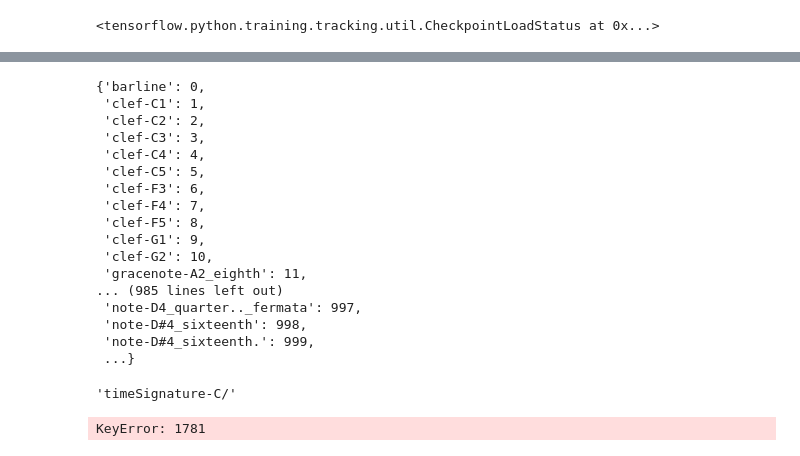
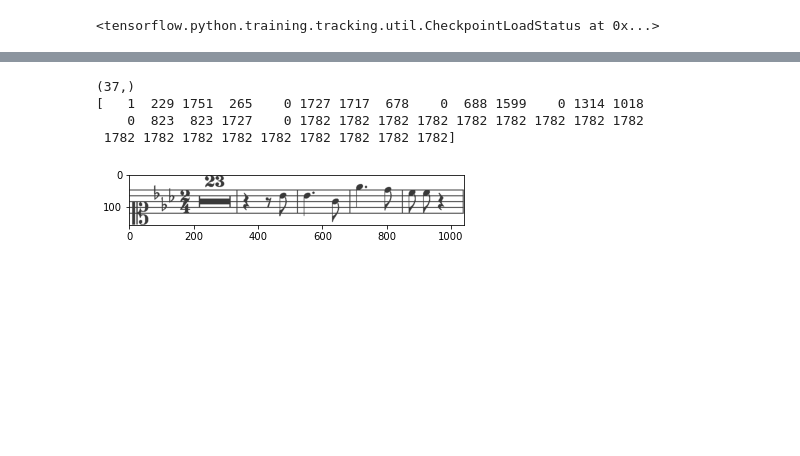
Before and after one commit to nishantpillai5/dl_omr, a Jupyter notebook: notebooks/ctc_model_fit_New_perspective.ipynb, the cells around one changed output, grey strips where cells are left out. Drawn from its saved outputs; the diff is of its cells as text; code cells hidden in the pictures; blank space fills up the shorter version.

```diff
--- a/notebooks/ctc_model_fit_New_perspective.ipynb
+++ b/notebooks/ctc_model_fit_New_perspective.ipynb
@@ -342,6 +351,16 @@ def tfdata_generator_val(batch_size= 16):
   val_dataset = val_dataset.prefetch(tf.data.experimental.AUTOTUNE)
 
   return val_dataset
+
+def tfdata_generator_test(batch_size= 16):
+  '''Construct a data generator using `tf.Dataset`. '''
+  test_dataset = tf.data.Dataset.from_tensor_slices((lst_test['images'], lst_test['text']))
+  test_dataset = test_dataset.map(process_single_sample)
+  test_dataset = test_dataset.batch(batch_size)
+  # train_dataset = train_dataset.repeat()
+  test_dataset = test_dataset.prefetch(tf.data.experimental.AUTOTUNE)
+
+  return test_dataset
 # %% [output]
 2003
 (None, 8, 125, 64)
@@ -392,6 +412,7 @@ epochs = 1
 # model.save_weights("../models/model_1epoch.ckpt")
 # %%
-model.load_weights("../models/model_1epoch.ckpt")
+# Load model
+# model.load_weights("../models/model_1epoch.ckpt")
 # %% [output]
 <tensorflow.python.training.tracking.util.CheckpointLoadStatus at 0x...>
 # %%
@@ -425,6 +427,13 @@ test_dataset
+# %%
+def ctc_decoder(preds):
+    pred_indcies = np.argmax(preds, axis=2)
+    decoded_pred = data_obj.decode_seqs(pred_indcies)
+    return decoded_pred
+
+def ground_truth_decoder(truth):
+    retu
 # %%
 preds = model.predict(test_dataset)
-# FIXME: Hardcoded validation split
-# pred_texts = ctc_decoder(preds)
-preds
+pred_strings = ctc_decoder(preds)
+pred_strings
 # %% [output]
@@ -482,29 +457,23 @@ max(data_obj.word2int.values())
-# %%
-data_obj.word2int
-# %% [output]
-{'barline': 0,
- 'clef-C1': 1,
- 'clef-C2': 2,
- 'clef-C3': 3,
- 'clef-C4': 4,
- 'clef-C5': 5,
- 'clef-F3': 6,
- 'clef-F4': 7,
- 'clef-F5': 8,
- 'clef-G1': 9,
- 'clef-G2': 10,
- 'gracenote-A2_eighth': 11,
-... (985 lines left out)
- 'note-D4_quarter.._fermata': 997,
- 'note-D#4_sixteenth': 998,
- 'note-D#4_sixteenth.': 999,
- ...}
-# %%
-data_obj.int2word[1780]
-# %% [output]
-'timeSignature-C/'
-# %%
-decoded_pred = data_obj.decode_seqs(pred_indcies)
-decoded_pred
-# %% [output]
-KeyError: 1781
+# %%
+import matplotlib.pyplot as plt
+def plot_predict(lst_test,pred_strings, index):
+    images = lst_test["images"][index]
+    ground_truth = lst_test["text"]
+    # ground_truth = ctc_decoder(ground_truth)
+    print(ground_truth[0].shape)
+    print(ground_truth[0])
+    # [index]
+    predictions = pred_strings[index]
+    plot = cv2.imread(images)
+    plt.imshow(plot)
+    plt.show()
+
+    # return plot
+
+plot_predict(lst_test,pred_strings, 0)
+# %% [output]
+(37,)
+[   1  229 1751  265    0 1727 1717  678    0  688 1599    0 1314 1018
+    0  823  823 1727    0 1782 1782 1782 1782 1782 1782 1782 1782 1782
+ 1782 1782 1782 1782 1782 1782 1782 1782 1782]
+[figure, added]
```
Also changed, not shown: parts of 25 cells of this notebook.
